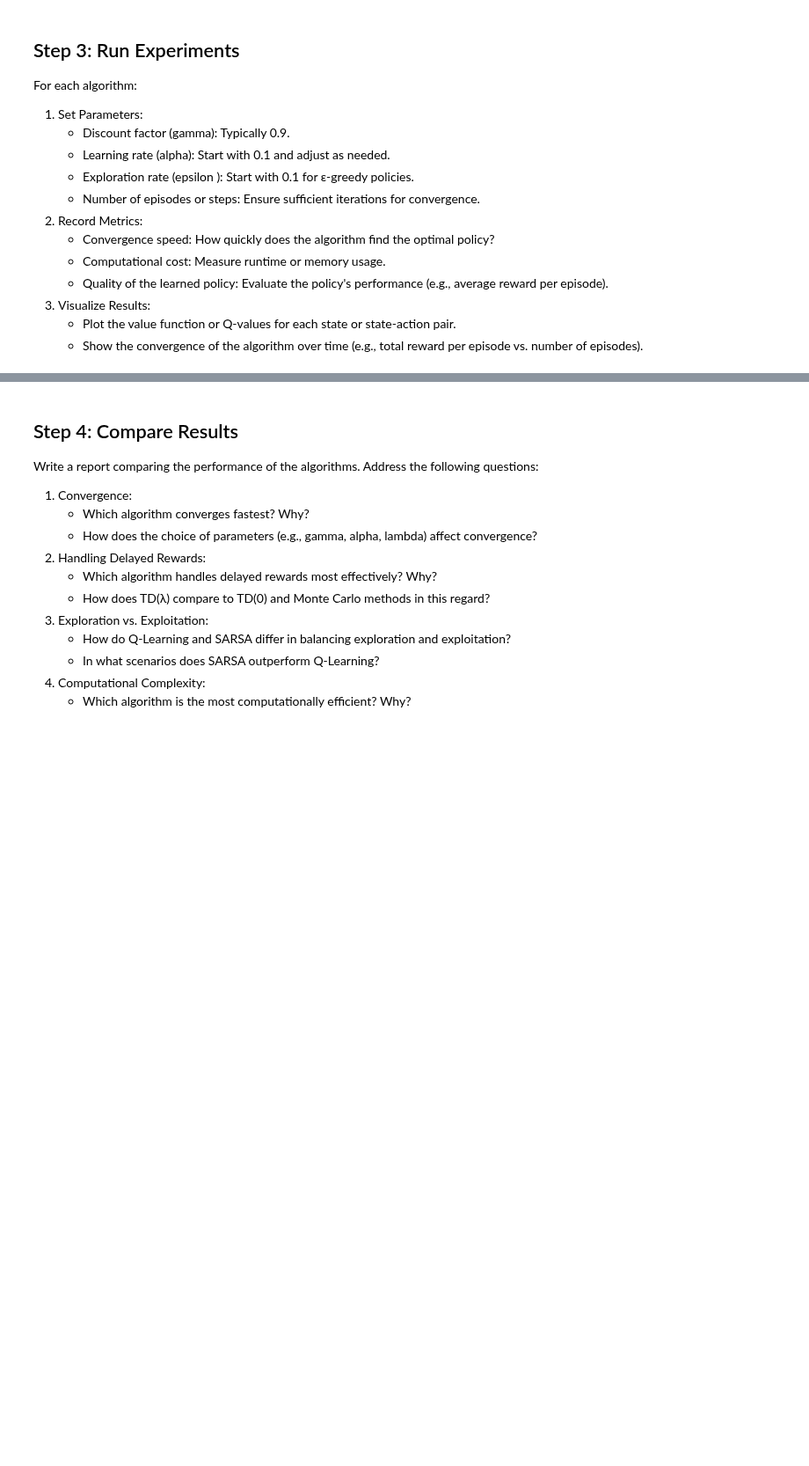
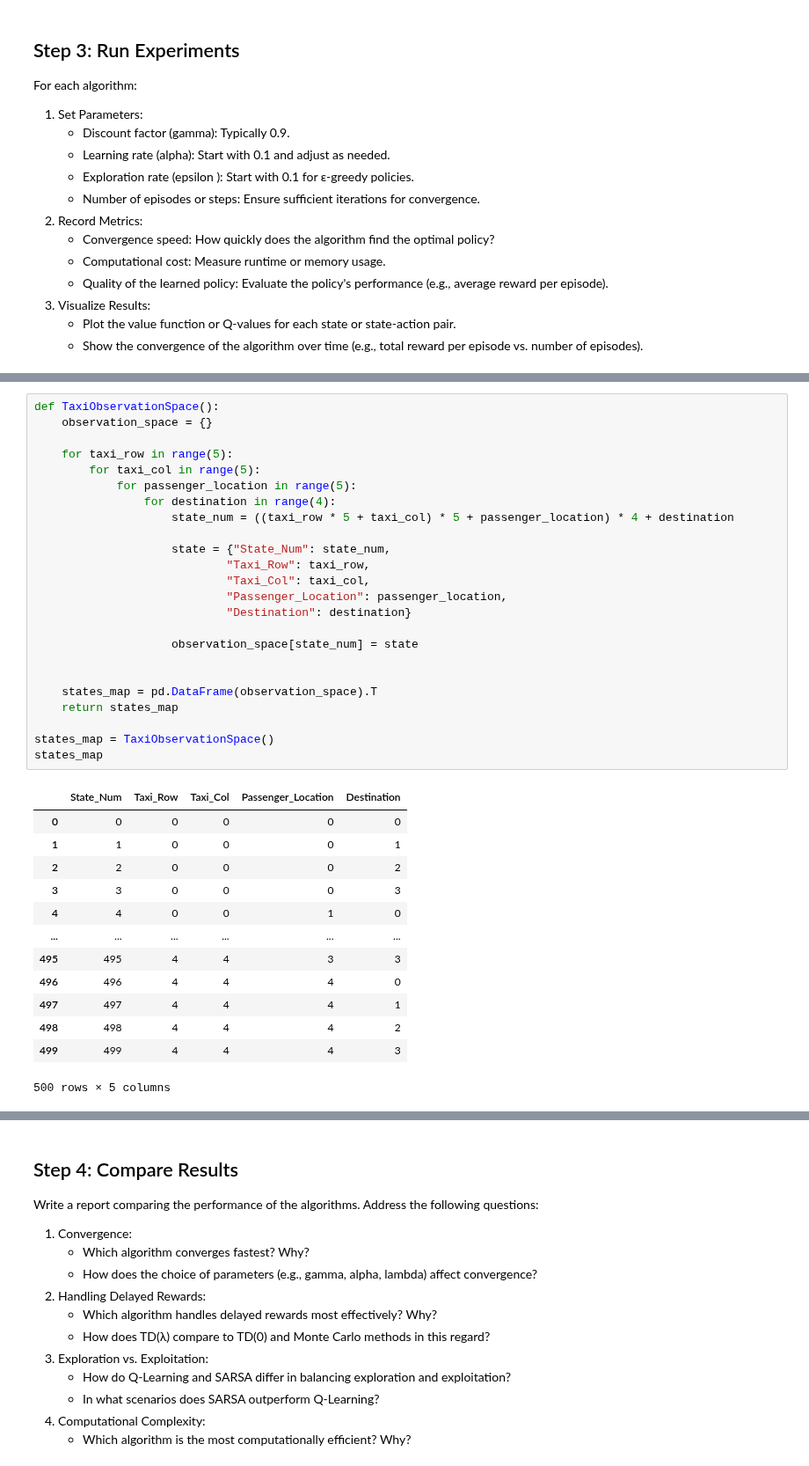
Before and after one commit to vodkolav/DSlab1, a Jupyter notebook: RL/Assignment2/Assignment2.ipynb, the cells around one changed output, grey strips where cells are left out. Shown at 88% size. Saved outputs shown, nothing was run; the diff lists cells and outputs as text; blank space fills up the shorter version.

```diff
--- a/RL/Assignment2/Assignment2.ipynb
+++ b/RL/Assignment2/Assignment2.ipynb
@@ -81,0 +168,38 @@ episodes).
+# %%
+def TaxiObservationSpace():
+    observation_space = {}
+
+    for taxi_row in range(5):
+        for taxi_col in range(5):
+            for passenger_location in range(5):
+                for destination in range(4):
+                    state_num = ((taxi_row * 5 + taxi_col) * 5 + passenger_location) * 4 + destination
+
+                    state = {"State_Num": state_num,
+                            "Taxi_Row": taxi_row,
+                            "Taxi_Col": taxi_col,
+                            "Passenger_Location": passenger_location,
+                            "Destination": destination}
+
+                    observation_space[state_num] = state
+
+
+    states_map = pd.DataFrame(observation_space).T
+    return states_map
+
+states_map = TaxiObservationSpace()
+states_map
+# %% [output]
+|  | State_Num | Taxi_Row | Taxi_Col | Passenger_Location | Destination |
+| 0 | 0 | 0 | 0 | 0 | 0 |
+| 1 | 1 | 0 | 0 | 0 | 1 |
+| 2 | 2 | 0 | 0 | 0 | 2 |
+| 3 | 3 | 0 | 0 | 0 | 3 |
+| 4 | 4 | 0 | 0 | 1 | 0 |
+| ... | ... | ... | ... | ... | ... |
+| 495 | 495 | 4 | 4 | 3 | 3 |
+| 496 | 496 | 4 | 4 | 4 | 0 |
+| 497 | 497 | 4 | 4 | 4 | 1 |
+| 498 | 498 | 4 | 4 | 4 | 2 |
+| 499 | 499 | 4 | 4 | 4 | 3 |
+500 rows × 5 columns
```
Also changed, not shown: parts of 23 cells of this notebook, 5 other files.
